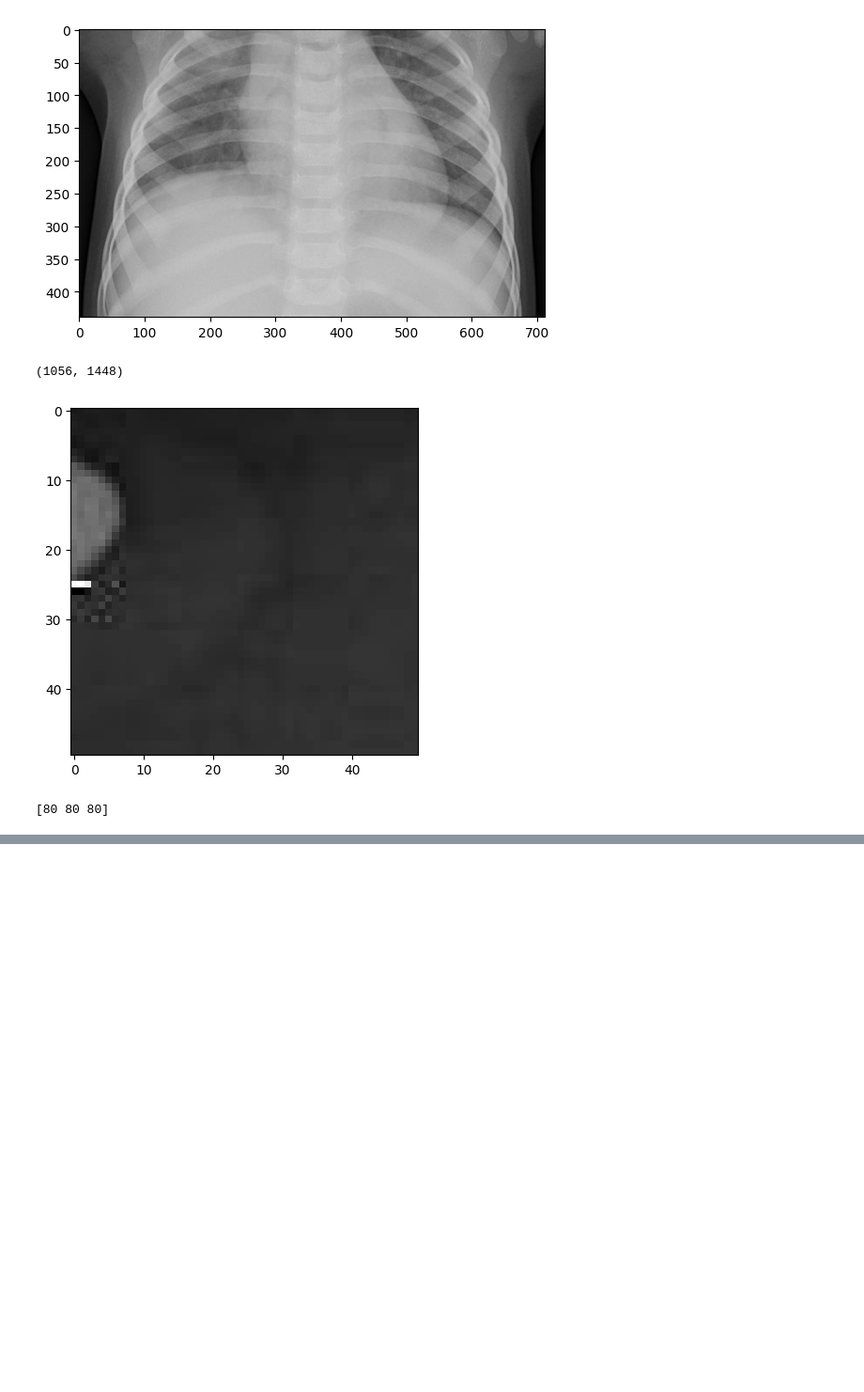
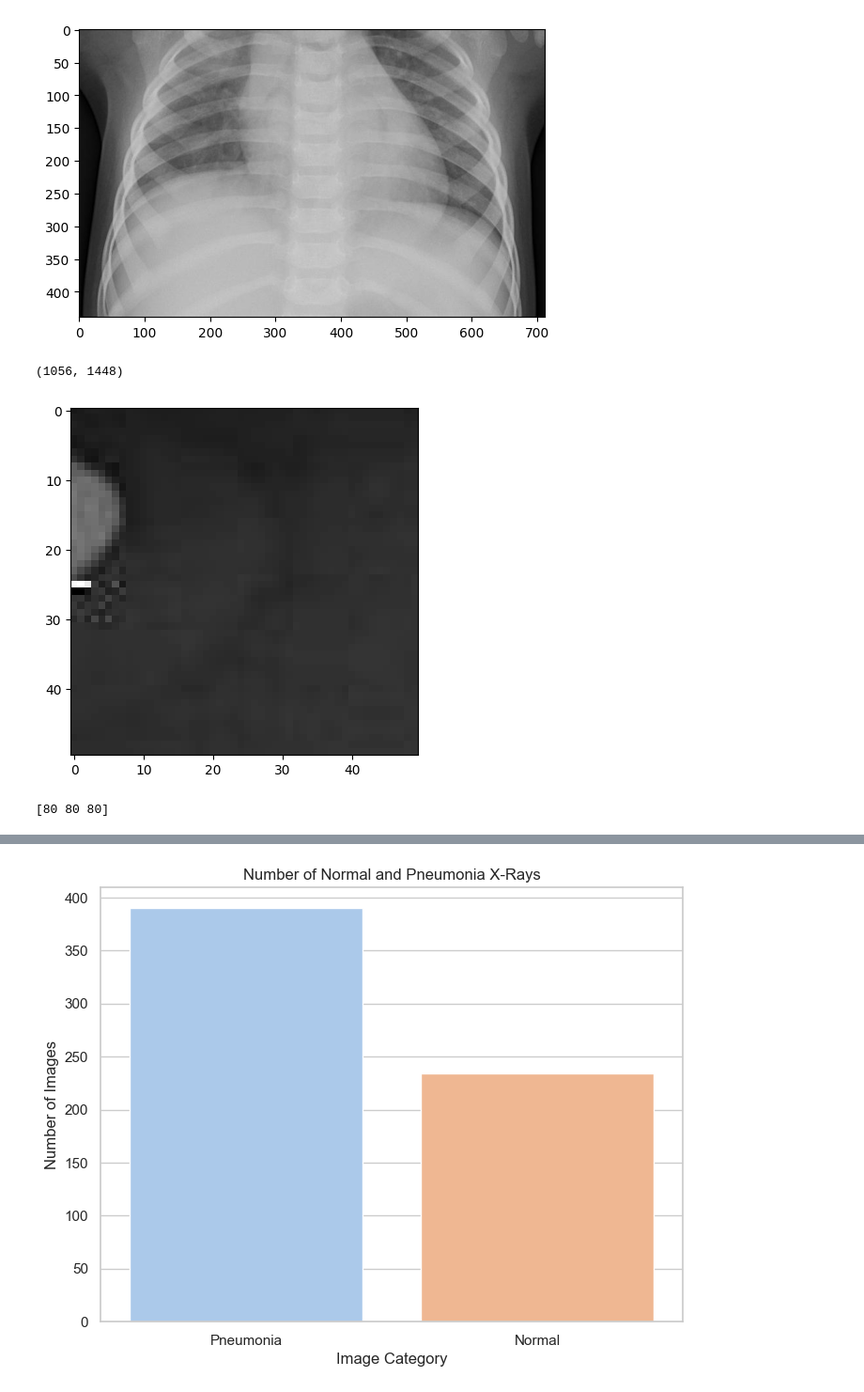
Before and after one commit to notJustus/ml-pneumonia-classification, a Jupyter notebook: Untitled.ipynb, the cells around one changed output, grey strips where cells are left out. Shown: that part at 94% size. Drawn from its saved outputs; the diff is of its cells as text; code cells hidden in the pictures; blank space fills up the shorter version.

```diff
--- a/Untitled.ipynb
+++ b/Untitled.ipynb
@@ -37,0 +103,2 @@ print(grayscale_image.shape)
+# %%
+test = get_training_data('/Users/anonymous/Desktop/ml/data/chest_xray/chest_xray/test')
@@ -37,0 +157,4 @@ print(grayscale_image.shape)
+# %%
+plot_image_counts(test)
+# %% [output]
+[figure, added]
```
Also changed, not shown: parts of 30 cells of this notebook, 3 other files.
